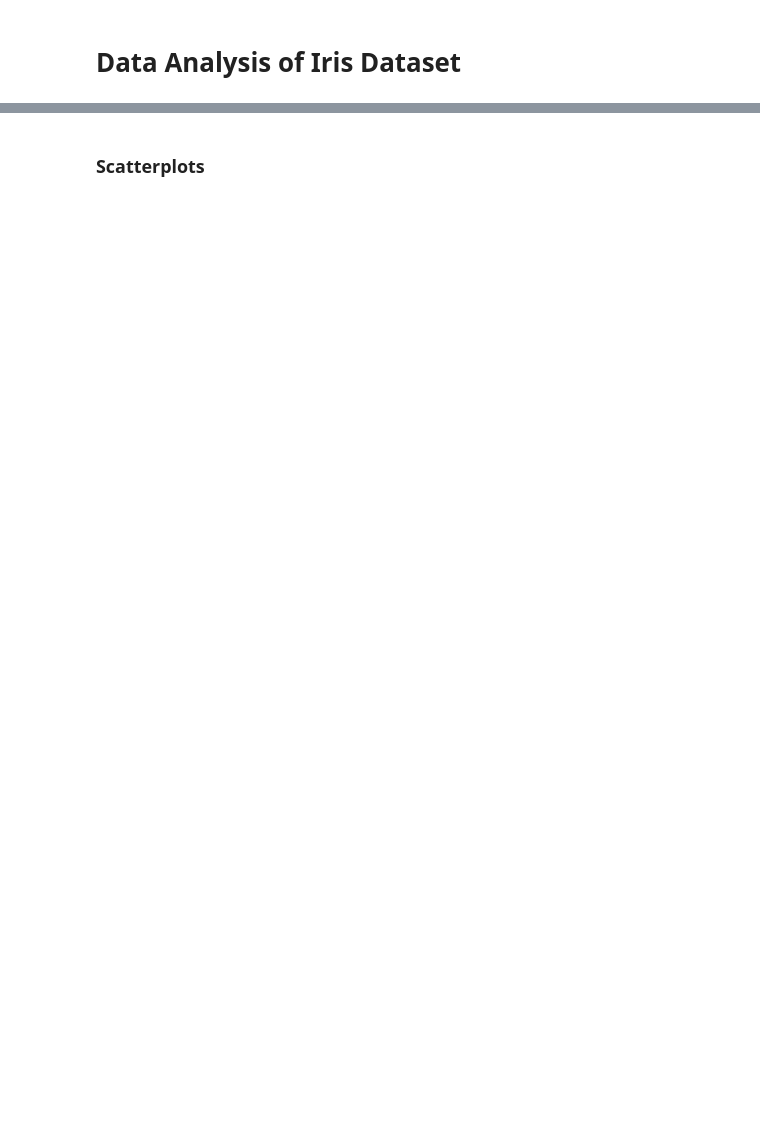
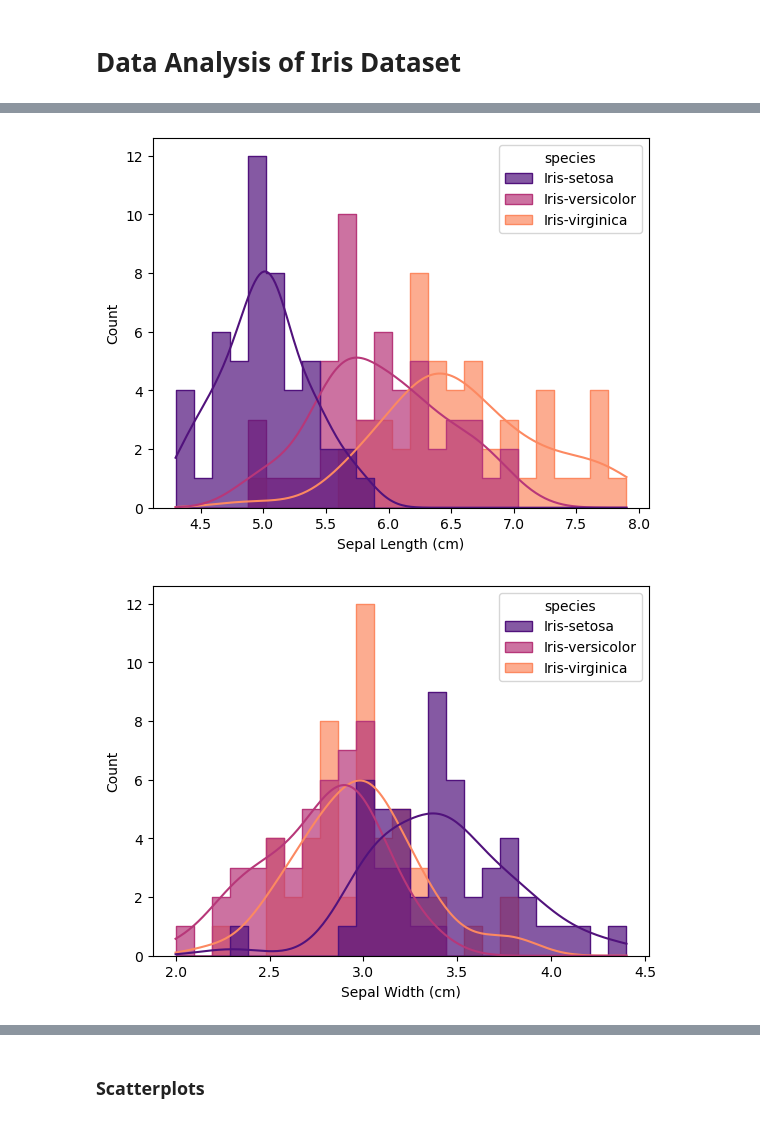
Before and after one commit to lmacakova/pands-project, a Jupyter notebook: iris_analysis.ipynb, the cells around one changed output, grey strips where cells are left out. Cells and saved outputs as stored; diff of their text form; code cells hidden in the pictures; blank space fills up the shorter version.

```diff
--- a/iris_analysis.ipynb
+++ b/iris_analysis.ipynb
@@ -105,0 +26,3 @@ According to histograms, flowers of *Iris Virginica* and *Iris Versicolor* share
+# %%
+df = pd.read_csv("iris/iris.csv", header=0)
+display(df.head())
@@ -105,0 +78,7 @@ According to histograms, flowers of *Iris Virginica* and *Iris Versicolor* share
+# %%
+features = ["sepal_length","sepal_width",
+            "petal_length","petal_width"]
+for feat in features:
+    desc = df[feat].describe().T
+    display(desc)
+    desc.to_csv(os.path.join("summaries", f"{feat}.csv"))
@@ -105,0 +158,13 @@ According to histograms, flowers of *Iris Virginica* and *Iris Versicolor* share
+# %%
+features = ["sepal_length","sepal_width","petal_length","petal_width"]
+
+for feat in features:
+    plt.figure()
+    sns.histplot(df, x=feat, hue="species", bins=25, kde=True,
+                 element="step", fill=True, palette="magma", alpha=0.7)
+    plt.xlabel(feat.replace("_"," ").title() + " (cm)")
+    plt.savefig(os.path.join("plots", f"{feat}_hist.png"))
+    plt.show()
+# %% [output]
+[figure, added]
+[figure, added]
```
Also changed, not shown: parts of 76 cells of this notebook, 22 other files.
